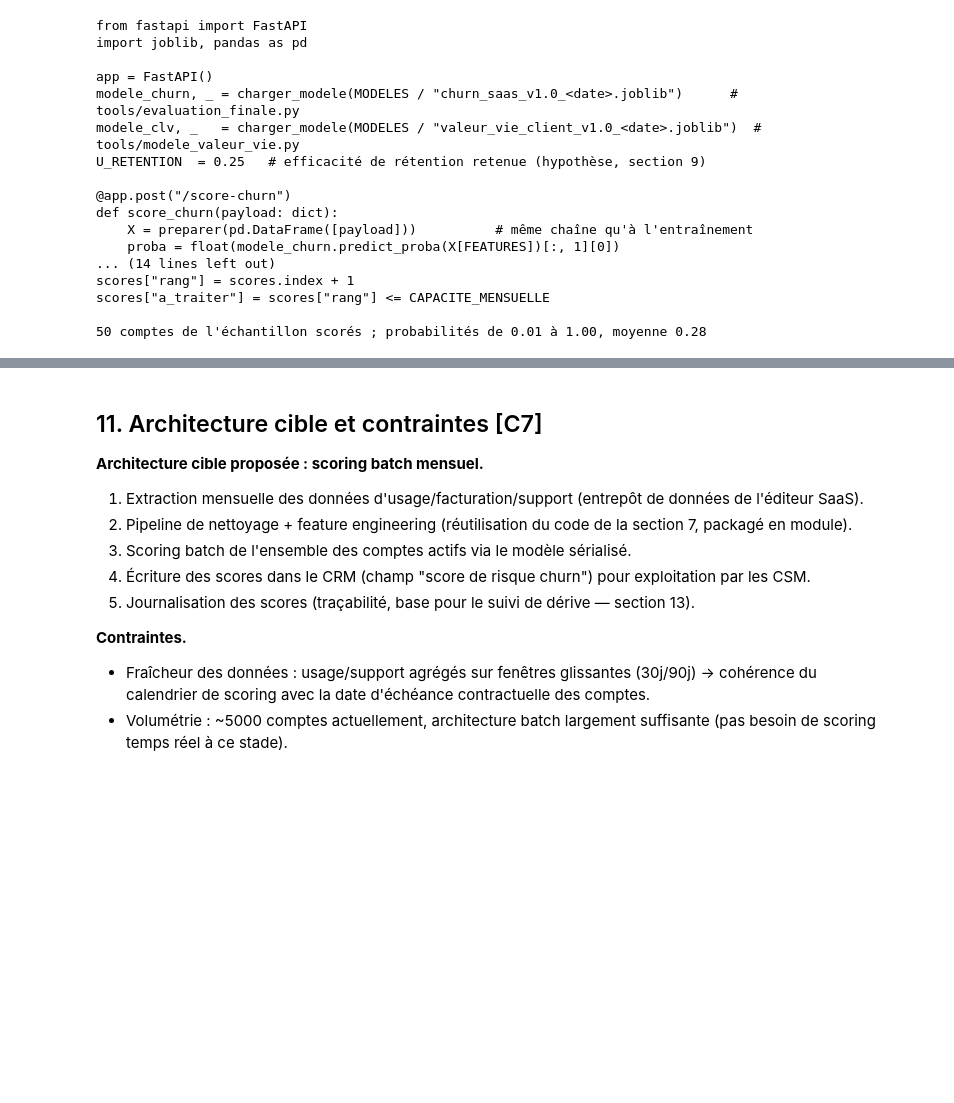
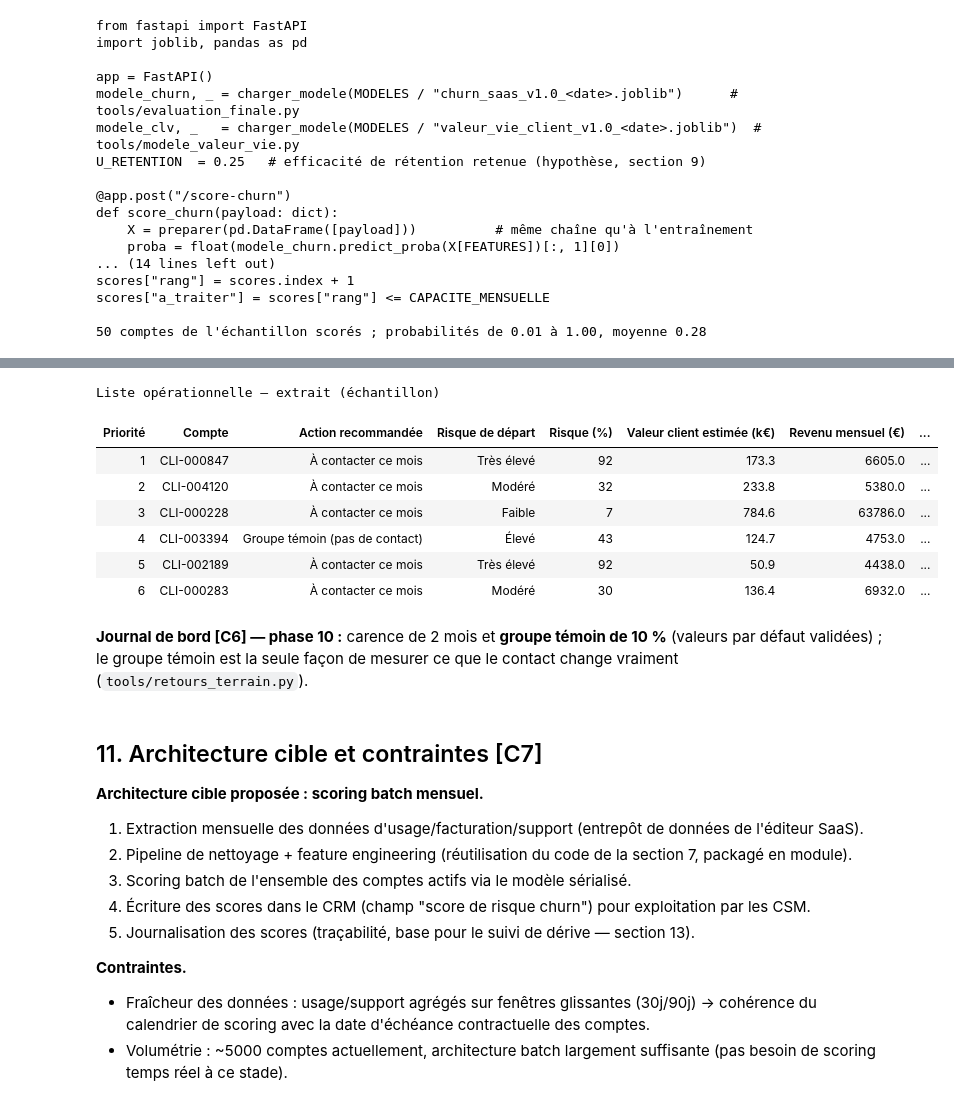
Before and after one commit to air-jaja/ai4me, a Jupyter notebook: notebooks/cas_usage_churn_saas.ipynb, the cells around one changed output, grey strips where cells are left out. Saved outputs shown, nothing was run; the diff lists cells and outputs as text; code cells hidden in the pictures; blank space fills up the shorter version.

```diff
--- a/notebooks/cas_usage_churn_saas.ipynb
+++ b/notebooks/cas_usage_churn_saas.ipynb
@@ -2766,3 +2781,32 @@ scores["a_traiter"] = scores["rang"] <= CAPACITE_MENSUELLE
+# %%
+# --- The operational list on the sample file, with control group (phase 10) ------------------------
+from churn_saas.donnees import typer_pour_modele
+from churn_saas.features import parties_du_decoupage
+from churn_saas.industrialisation.liste import construire_liste
+from churn_saas.industrialisation.scoring import preparer
+
+catalogue = pd.read_csv(config.FICHIER_CATALOGUE, dtype=str, encoding="utf-8-sig")
+parties = parties_du_decoupage(resultat)
+
+_brut_ech = pd.read_csv(config.FICHIER_ECHANTILLON, dtype=str, encoding="utf-8-sig")
+_X_ech = typer_pour_modele(preparer(_brut_ech, catalogue=catalogue).drop(columns=["churn"], errors="ignore"))
+_liste = construire_liste(MODELE_FINAL, _X_ech, _brut_ech["client_id"].set_axis(_X_ech.index),
+                          pd.to_numeric(_brut_ech["valeur_vie_client_eur"], errors="coerce").set_axis(_X_ech.index),
+                          _X_ech["revenu_mensuel_recurrent_eur"], parties.X_entrainement, "churn_saas_servi 1.1",
+                          capacite=5, genere_le="2026-10-01", graine=202610)
+afficher_tableau(_liste.head(6), titre="Liste opérationnelle — extrait (échantillon)")
+# %% [output]
+Liste opérationnelle — extrait (échantillon)
+| Priorité | Compte | Action recommandée | Risque de départ | Risque (%) | Valeur client estimée (k€) | Revenu mensuel (€) | ... |
+| 1 | CLI-000847 | À contacter ce mois | Très élevé | 92 | 173.3 | 6605.0 | ... |
+| 2 | CLI-004120 | À contacter ce mois | Modéré | 32 | 233.8 | 5380.0 | ... |
+| 3 | CLI-000228 | À contacter ce mois | Faible | 7 | 784.6 | 63786.0 | ... |
+| 4 | CLI-003394 | Groupe témoin (pas de contact) | Élevé | 43 | 124.7 | 4753.0 | ... |
+| 5 | CLI-002189 | À contacter ce mois | Très élevé | 92 | 50.9 | 4438.0 | ... |
+| 6 | CLI-000283 | À contacter ce mois | Modéré | 30 | 136.4 | 6932.0 | ... |
+# %% [markdown]
+**Journal de bord [C6] — phase 10 :** carence de 2 mois et **groupe témoin de 10 %** (valeurs par défaut validées) ;
+le groupe témoin est la seule façon de mesurer ce que le contact change vraiment (`tools/retours_terrain.py`).
 # %% [markdown]
 ## 11. Architecture cible et contraintes [C7]
 
```
Also changed, not shown: parts of 6 cells of this notebook, 16 other files.
